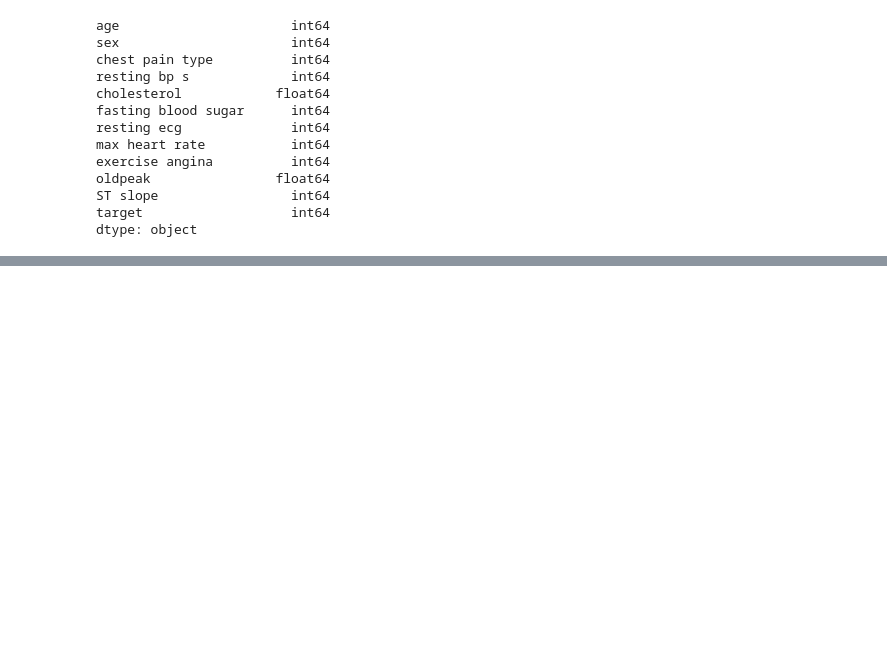
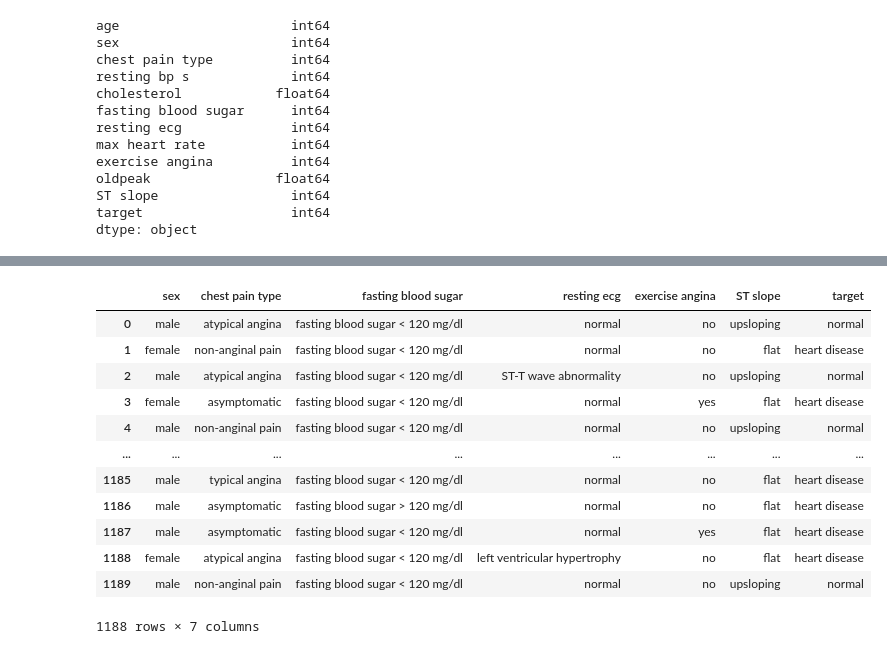
Before and after one commit to OthmaneSelloum/Heart-disease-prediction, a Jupyter notebook: Prediction Notebook.ipynb, the cells around one changed output, grey strips where cells are left out. Cells and saved outputs as stored; diff of their text form; code cells hidden in the pictures; blank space fills up the shorter version.

```diff
--- a/Prediction Notebook.ipynb
+++ b/Prediction Notebook.ipynb
@@ -134,0 +171,18 @@ data.loc[data['target'] == 1, 'target'] = 'heart disease'
+# %%
+categorical_variables=data.select_dtypes(exclude=['int','float'])
+# %%
+categorical_variables
+# %% [output]
+|  | sex | chest pain type | fasting blood sugar | resting ecg | exercise angina | ST slope | target |
+| 0 | male | atypical angina | fasting blood sugar < 120 mg/dl | normal | no | upsloping | normal |
+| 1 | female | non-anginal pain | fasting blood sugar < 120 mg/dl | normal | no | flat | heart disease |
+| 2 | male | atypical angina | fasting blood sugar < 120 mg/dl | ST-T wave abnormality | no | upsloping | normal |
+| 3 | female | asymptomatic | fasting blood sugar < 120 mg/dl | normal | yes | flat | heart disease |
+| 4 | male | non-anginal pain | fasting blood sugar < 120 mg/dl | normal | no | upsloping | normal |
+| ... | ... | ... | ... | ... | ... | ... | ... |
+| 1185 | male | typical angina | fasting blood sugar < 120 mg/dl | normal | no | flat | heart disease |
+| 1186 | male | asymptomatic | fasting blood sugar > 120 mg/dl | normal | no | flat | heart disease |
+| 1187 | male | asymptomatic | fasting blood sugar < 120 mg/dl | normal | yes | flat | heart disease |
+| 1188 | female | atypical angina | fasting blood sugar < 120 mg/dl | left ventricular hypertrophy | no | flat | heart disease |
+| 1189 | male | non-anginal pain | fasting blood sugar < 120 mg/dl | normal | no | upsloping | normal |
+1188 rows × 7 columns
```
Also changed, not shown: parts of 7 cells of this notebook.
